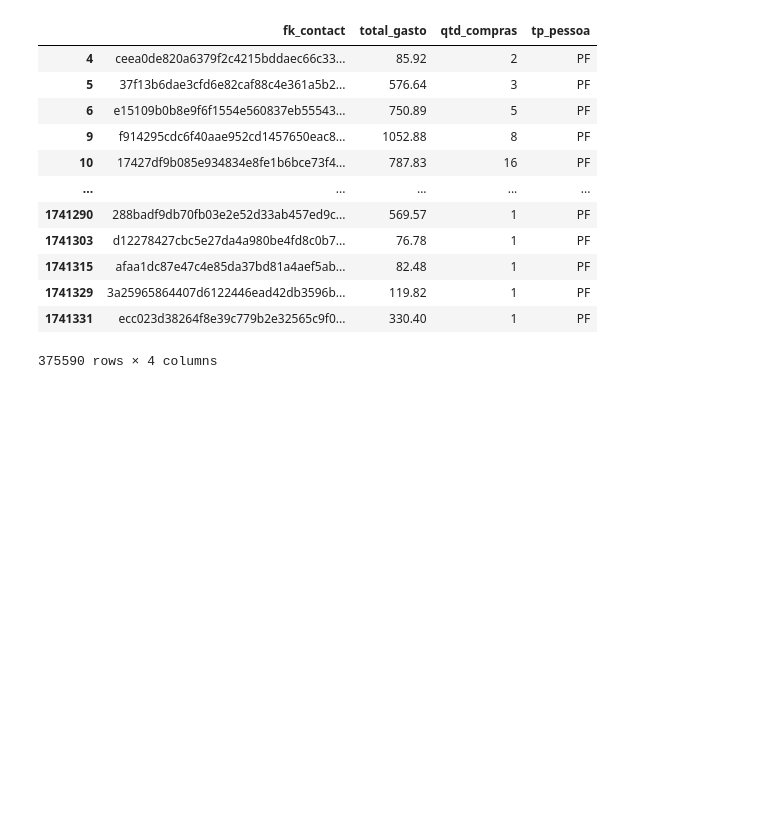
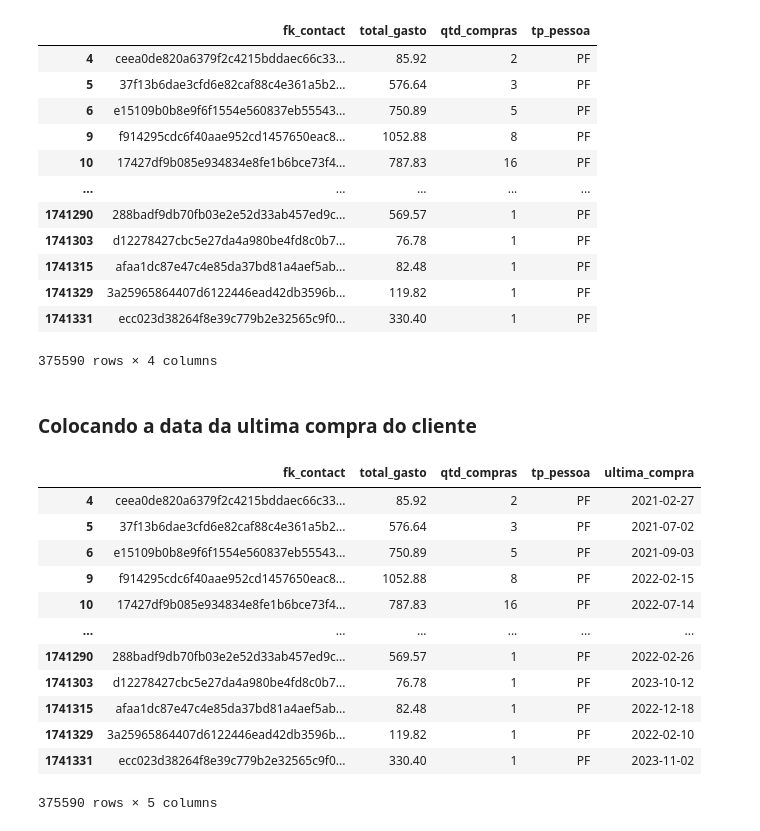
Before and after one commit to PedroHSSoares-Dev/Challenge_ClickBus, a Jupyter notebook: Desafios/desafio1/segmentacao.ipynb, the cells around one changed output. Cells and saved outputs as stored; diff of their text form; code cells hidden in the pictures; blank space fills up the shorter version.

```diff
--- a/Desafios/desafio1/segmentacao.ipynb
+++ b/Desafios/desafio1/segmentacao.ipynb
@@ -205,3 +208,22 @@ df_clientes
 | 1741329 | 3a25965864407d6122446ead42db3596b... | 119.82 | 1 | PF |
 | 1741331 | ecc023d38264f8e39c779b2e32565c9f0... | 330.40 | 1 | PF |
 375590 rows × 4 columns
+# %% [markdown]
+### Colocando a data da ultima compra do cliente
+# %%
+df_clientes['ultima_compra'] = df_clientes['fk_contact'].map(df_vendas.groupby('fk_contact')['date_purchase'].max())
+df_clientes
+# %% [output]
+|  | fk_contact | total_gasto | qtd_compras | tp_pessoa | ultima_compra |
+| 4 | ceea0de820a6379f2c4215bddaec66c33... | 85.92 | 2 | PF | 2021-02-27 |
+| 5 | 37f13b6dae3cfd6e82caf88c4e361a5b2... | 576.64 | 3 | PF | 2021-07-02 |
+| 6 | e15109b0b8e9f6f1554e560837eb55543... | 750.89 | 5 | PF | 2021-09-03 |
+| 9 | f914295cdc6f40aae952cd1457650eac8... | 1052.88 | 8 | PF | 2022-02-15 |
+| 10 | 17427df9b085e934834e8fe1b6bce73f4... | 787.83 | 16 | PF | 2022-07-14 |
+| ... | ... | ... | ... | ... | ... |
+| 1741290 | 288badf9db70fb03e2e52d33ab457ed9c... | 569.57 | 1 | PF | 2022-02-26 |
+| 1741303 | d12278427cbc5e27da4a980be4fd8c0b7... | 76.78 | 1 | PF | 2023-10-12 |
+| 1741315 | afaa1dc87e47c4e85da37bd81a4aef5ab... | 82.48 | 1 | PF | 2022-12-18 |
+| 1741329 | 3a25965864407d6122446ead42db3596b... | 119.82 | 1 | PF | 2022-02-10 |
+| 1741331 | ecc023d38264f8e39c779b2e32565c9f0... | 330.40 | 1 | PF | 2023-11-02 |
+375590 rows × 5 columns
```
Also changed, not shown: parts of 5 cells of this notebook, 1 other file.
